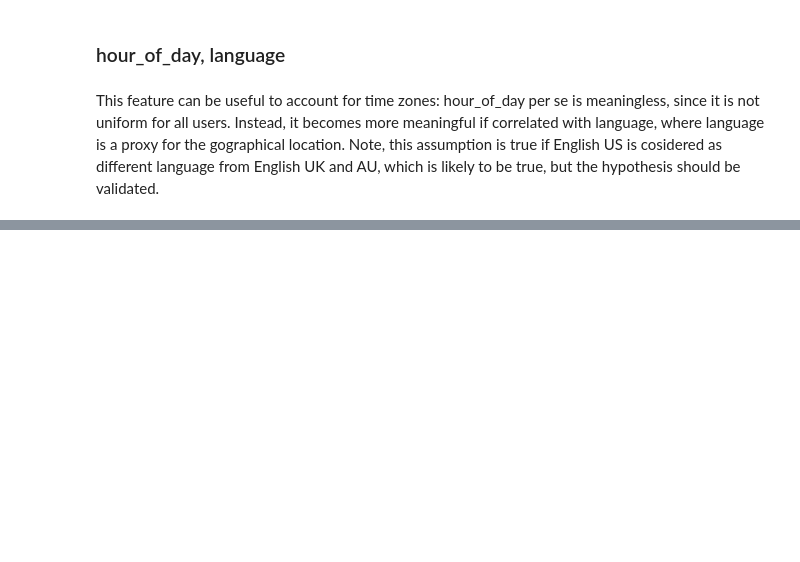
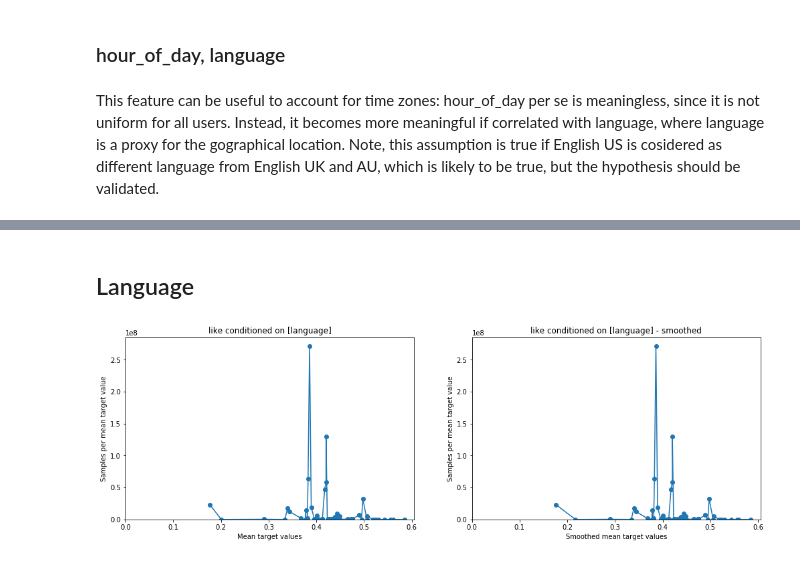
Before and after one commit to MAL-TO/recsys-2021, a Jupyter notebook: notebooks/eda-target-encoding.ipynb, the cells around one changed output, grey strips where cells are left out. Saved outputs shown, nothing was run; the diff lists cells and outputs as text; code cells hidden in the pictures; blank space fills up the shorter version.

```diff
--- a/notebooks/eda-target-encoding.ipynb
+++ b/notebooks/eda-target-encoding.ipynb
@@ -270,0 +307,7 @@ result = conditional_prob(df, ["language"], "binary_like_timestamp", ALPHA, [hou
+# %% [markdown]
+## Language
+# %%
+# Messo da andrea (Count invece che target encoding)
+result = conditional_prob(df, ["language"], "binary_like_timestamp", ALPHA)
+# %% [output]
+[figure, added]
```
Also changed, not shown: parts of 17 cells of this notebook, 1 other file.
